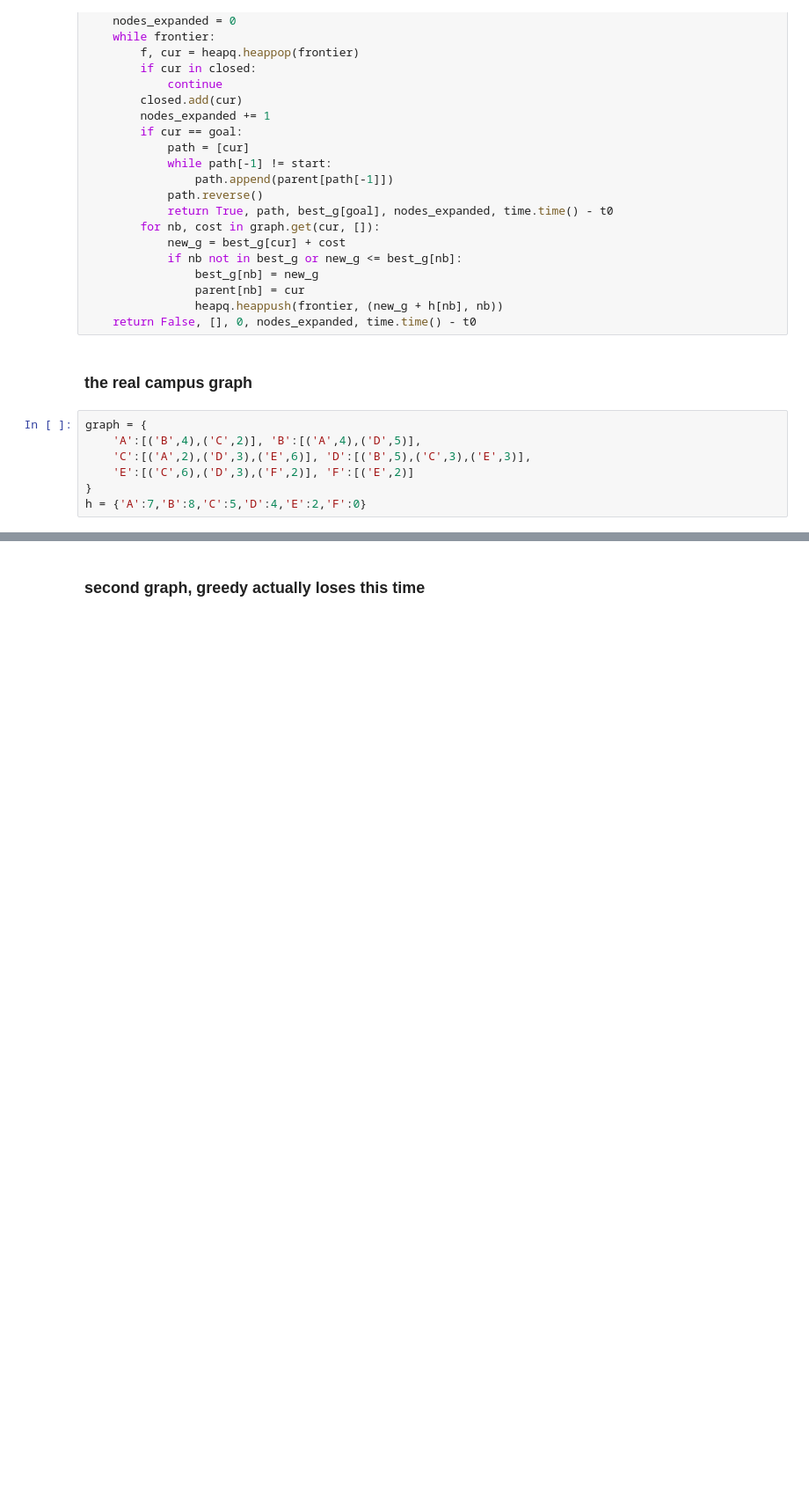
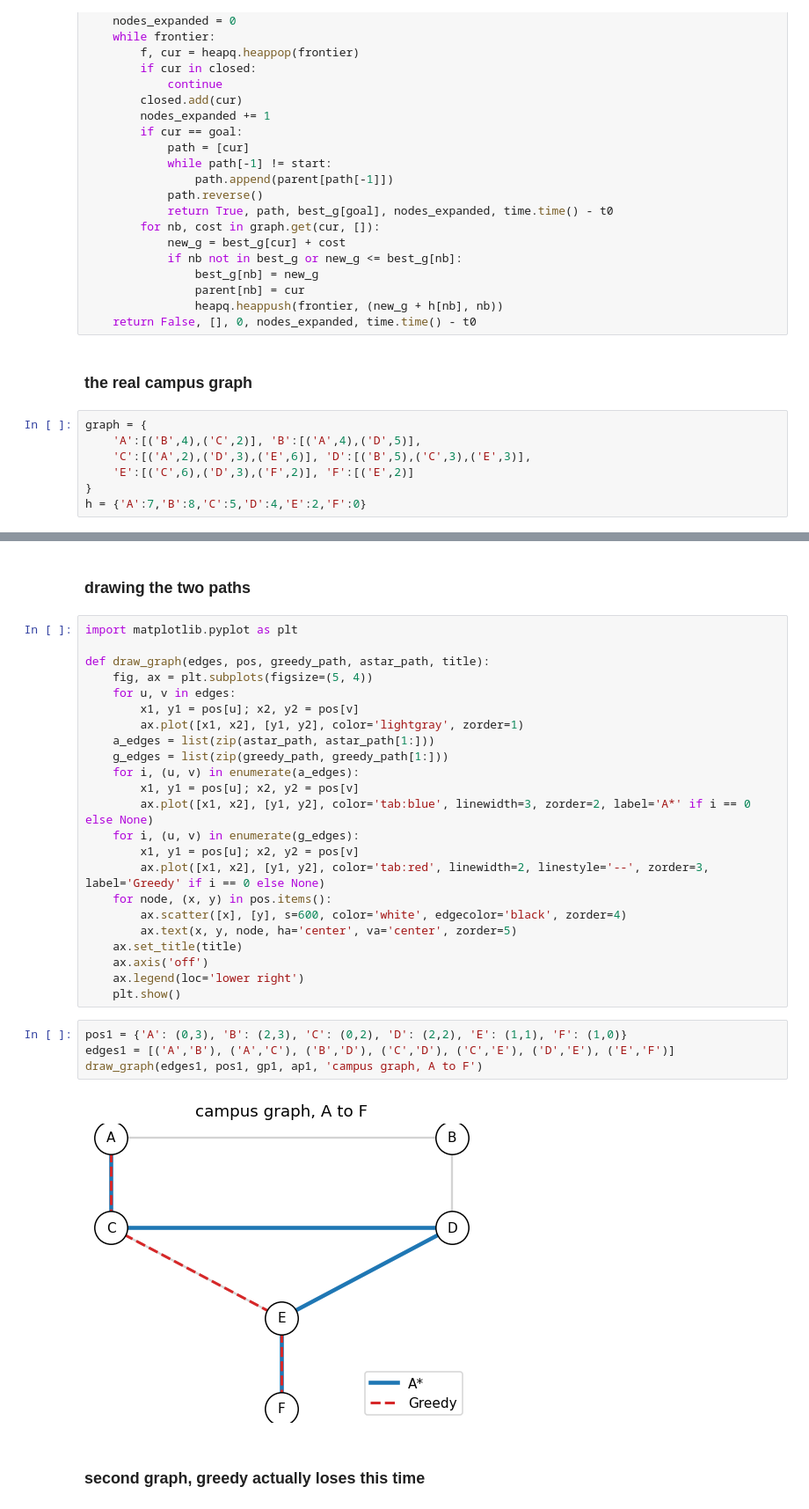
Before and after one commit to RudraDudhat2509/AI_GROUP_ASSIGNMENT, a Jupyter notebook: ps2_campus_search/ps2_campus_search.ipynb, the cells around one changed output, grey strips where cells are left out. Shown at 88% size. Cells and saved outputs as stored; diff of their text form; blank space fills up the shorter version.

```diff
--- a/ps2_campus_search/ps2_campus_search.ipynb
+++ b/ps2_campus_search/ps2_campus_search.ipynb
@@ -110,6 +112,37 @@ print(greedy_best_first(graph, h, 'A', 'F'))
 print(a_star(graph, h, 'A', 'F'))  # matches the PDF exactly
 # %% [output]
 (True, ['A', 'C', 'D', 'E', 'F'], 10, 5, 0.0)
+# %% [markdown]
+### drawing the two paths
+# %%
+import matplotlib.pyplot as plt
+
+def draw_graph(edges, pos, greedy_path, astar_path, title):
+    fig, ax = plt.subplots(figsize=(5, 4))
+    for u, v in edges:
+        x1, y1 = pos[u]; x2, y2 = pos[v]
+        ax.plot([x1, x2], [y1, y2], color='lightgray', zorder=1)
+    a_edges = list(zip(astar_path, astar_path[1:]))
+    g_edges = list(zip(greedy_path, greedy_path[1:]))
+    for i, (u, v) in enumerate(a_edges):
+        x1, y1 = pos[u]; x2, y2 = pos[v]
+        ax.plot([x1, x2], [y1, y2], color='tab:blue', linewidth=3, zorder=2, label='A*' if i == 0 else None)
+    for i, (u, v) in enumerate(g_edges):
+        x1, y1 = pos[u]; x2, y2 = pos[v]
+        ax.plot([x1, x2], [y1, y2], color='tab:red', linewidth=2, linestyle='--', zorder=3, label='Greedy' if i == 0 else None)
+    for node, (x, y) in pos.items():
+        ax.scatter([x], [y], s=600, color='white', edgecolor='black', zorder=4)
+        ax.text(x, y, node, ha='center', va='center', zorder=5)
+    ax.set_title(title)
+    ax.axis('off')
+    ax.legend(loc='lower right')
+    plt.show()
+# %%
+pos1 = {'A': (0,3), 'B': (2,3), 'C': (0,2), 'D': (2,2), 'E': (1,1), 'F': (1,0)}
+edges1 = [('A','B'), ('A','C'), ('B','D'), ('C','D'), ('C','E'), ('D','E'), ('E','F')]
+draw_graph(edges1, pos1, gp1, ap1, 'campus graph, A to F')
+# %% [output]
+[figure, added]
 # %% [markdown]
 ### second graph, greedy actually loses this time
 # %%
```
Also changed, not shown: parts of 4 cells of this notebook, 3 other files.
